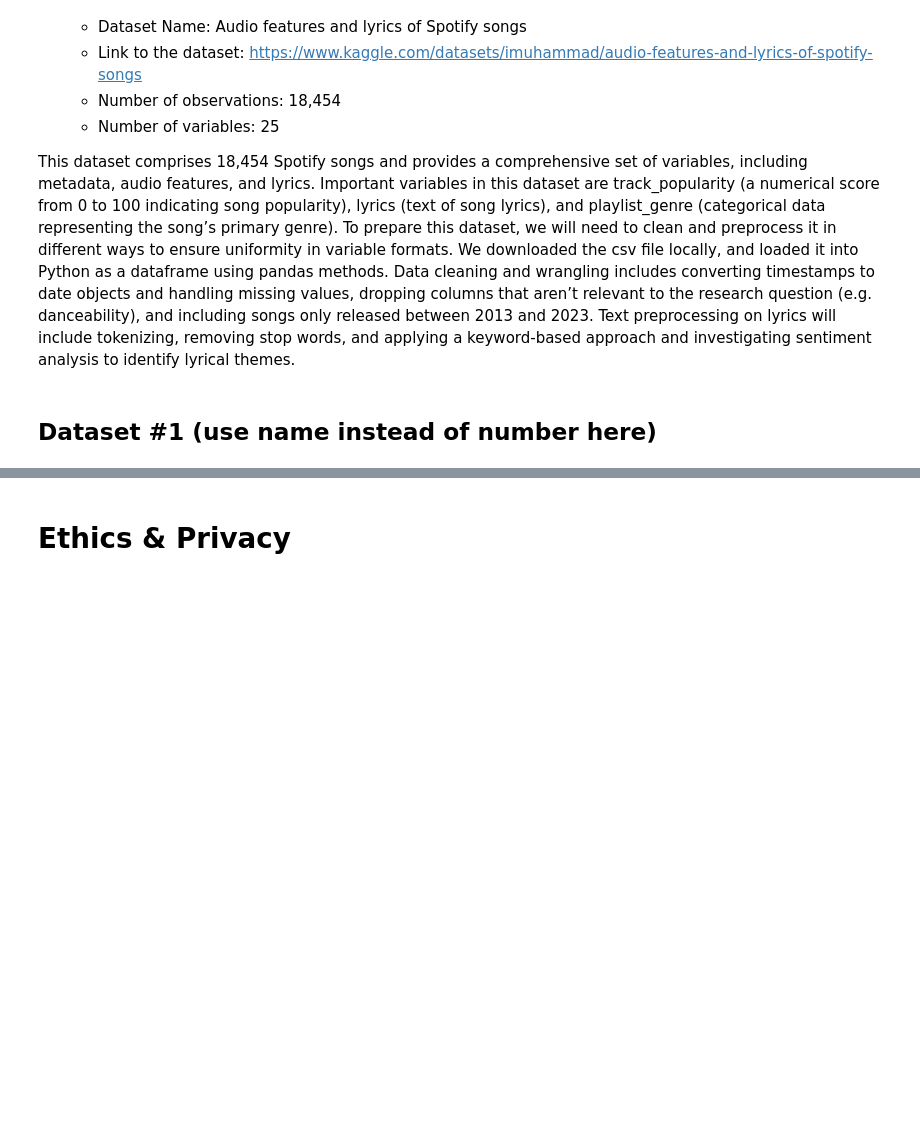
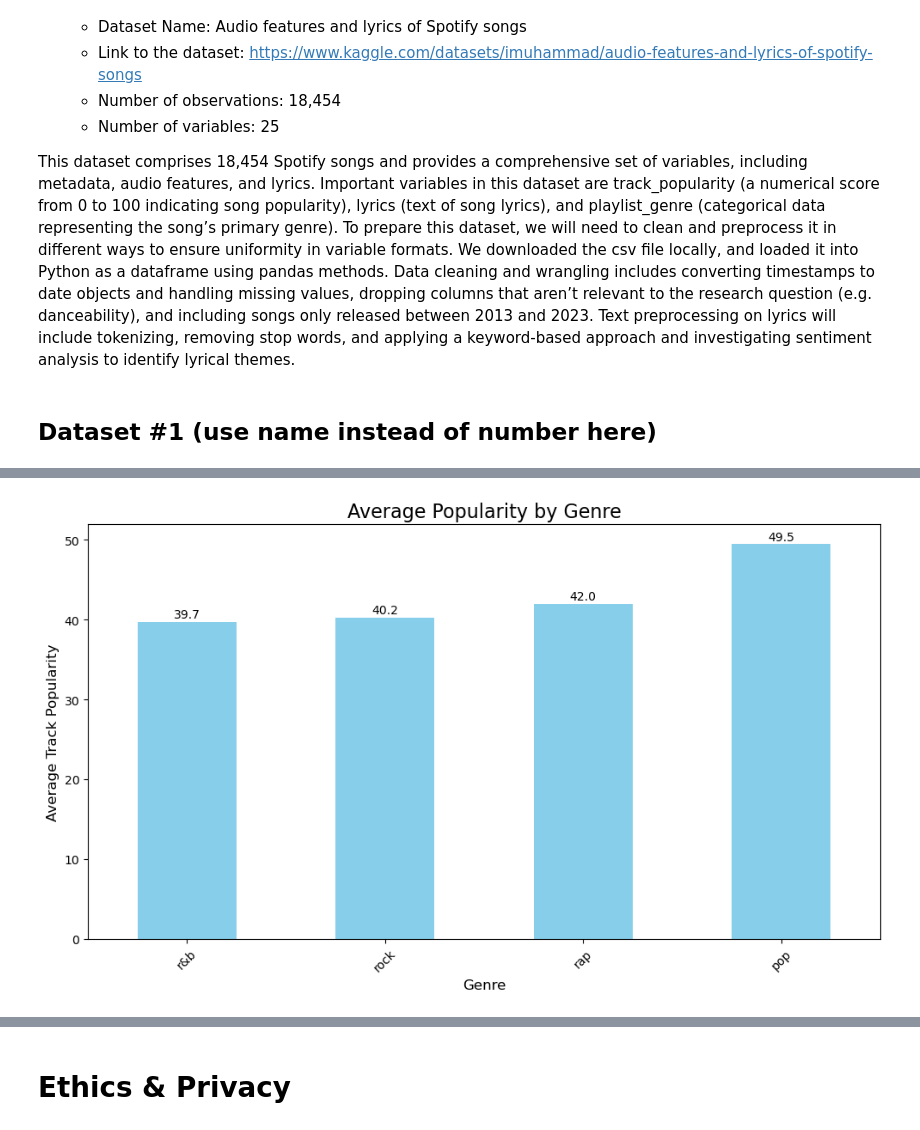
Before and after one commit to arushimunjal/Spotify-NLP, a Jupyter notebook: DataCheckpoint_Group145-FA24.ipynb, the cells around one changed output, grey strips where cells are left out. Saved outputs shown, nothing was run; the diff lists cells and outputs as text; code cells hidden in the pictures; blank space fills up the shorter version.

```diff
--- a/DataCheckpoint_Group145-FA24.ipynb
+++ b/DataCheckpoint_Group145-FA24.ipynb
@@ -80,0 +95,4 @@ spotify_songs.head()
+# %%
+#merging datsets
+merged_df = pd.merge(songs_popularity_genres, songs_lyrics, on='song', how='inner')
+merged_df.head()
@@ -80,0 +107,20 @@ spotify_songs.head()
+# %%
+cleaned_df = merged_df[['song', 'popularity', 'year', 'genre', 'seq']].rename(columns={'seq': 'lyrics', 'popularity': 'track_popularity', 'year': 'year_released', 'genre':'playlist_genre'})
+filtered_df = cleaned_df[(cleaned_df['year_released'] >= 2000) & (cleaned_df['year_released'] <= 2023)]
+unique_songs_df = filtered_df.drop_duplicates(subset='song', keep='first')
+#unique_songs_df['playlist_genre'].value_counts()
+unique_genres = ['pop', 'rap','rock', 'r&b']
+
+#Function to clean and simplify genre
+def clean_genre(genre):
+    #Take the first genre from the list (split by commas)
+    first_genre = genre.split(',')[0].strip().lower()
+    # Match it to the unique genres, if not found, return 'other'
+    return first_genre if first_genre in unique_genres else 'other'
+
+# Apply the function to the genre column
+unique_songs_df['playlist_genre'] = unique_songs_df['playlist_genre'].apply(clean_genre)
+unique_songs_df = unique_songs_df[(unique_songs_df['playlist_genre'] == 'rock') | (unique_songs_df['playlist_genre'] == 'pop') |
+                              (unique_songs_df['playlist_genre'] == 'r&b') | (spotify_songs['playlist_genre'] == 'rap')]
+unique_songs_df['playlist_genre'].value_counts()
+unique_songs_df = unique_songs_df[unique_songs_df['playlist_genre'] != 'other']
@@ -80,0 +133,3 @@ spotify_songs.head()
+# %%
+merged_df = pd.concat([spotify_songs, unique_songs_df], ignore_index=True)
+merged_df
@@ -80,0 +150,18 @@ spotify_songs.head()
+# %%
+import matplotlib.pyplot as plt
+
+plt.figure(figsize=(10, 6))
+avg_popularity_by_genre = merged_df.groupby('playlist_genre')['track_popularity'].mean().sort_values()
+bars = avg_popularity_by_genre.plot(kind='bar', color='skyblue')
+plt.title('Average Popularity by Genre', fontsize=16)
+plt.xlabel('Genre', fontsize=12)
+plt.ylabel('Average Track Popularity', fontsize=12)
+plt.xticks(rotation=45)
+
+for index, value in enumerate(avg_popularity_by_genre):
+    plt.text(index, value + 0.5, f'{value:.1f}', ha='center', fontsize=10)
+
+plt.tight_layout()
+plt.show()
+# %% [output]
+[figure, added]
```
Also changed, not shown: parts of 7 cells of this notebook.
